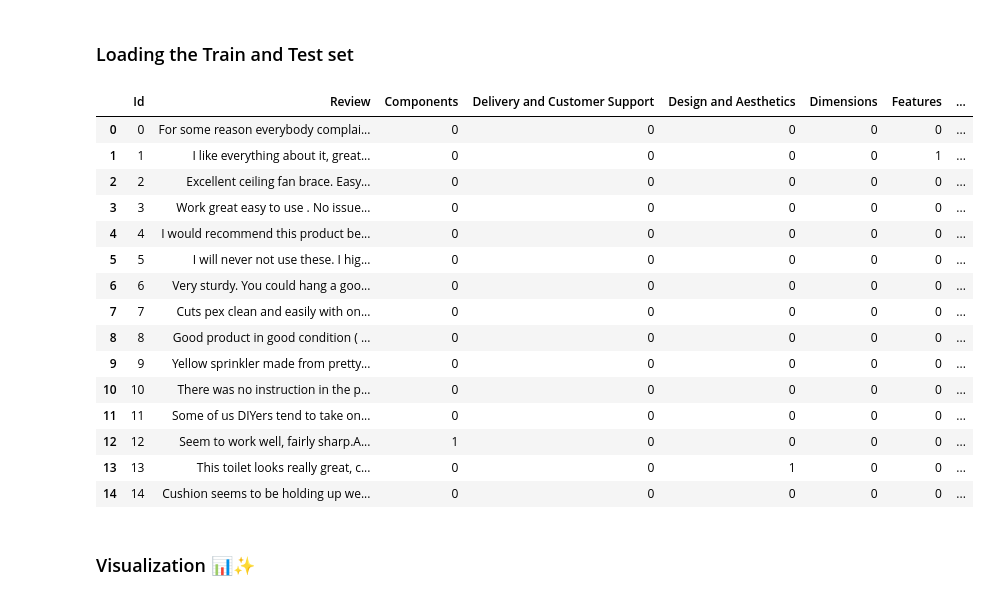
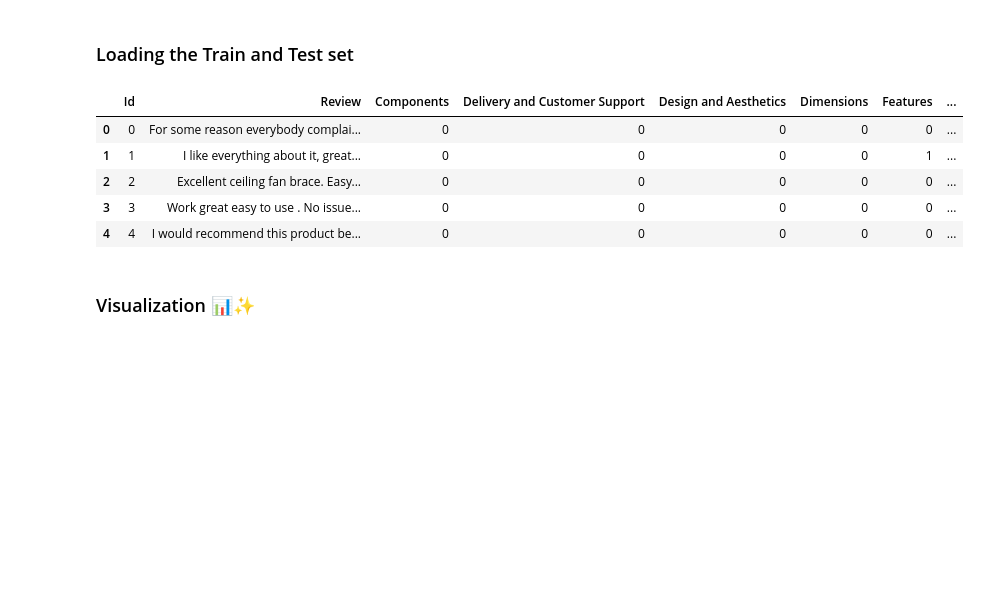
Before and after one commit to aruna09/Review-Topic-Polarity-Classification, a Jupyter notebook: Sentiment_Analysis.ipynb, the cells around one changed output. Saved outputs shown, nothing was run; the diff lists cells and outputs as text; code cells hidden in the pictures; blank space fills up the shorter version.

```diff
--- a/Sentiment_Analysis.ipynb
+++ b/Sentiment_Analysis.ipynb
@@ -37,24 +54,14 @@ submission = pd.read_csv('submission.csv',error_bad_lines=False)
 
 data = train
 # %%
-data.head(15)
+data.head()
 # %% [output]
 |  | Id | Review | Components | Delivery and Customer Support | Design and Aesthetics | Dimensions | Features | ... |
 | 0 | 0 | For some reason everybody complai... | 0 | 0 | 0 | 0 | 0 | ... |
 | 1 | 1 | I like everything about it, great... | 0 | 0 | 0 | 0 | 1 | ... |
 | 2 | 2 | Excellent ceiling fan brace. Easy... | 0 | 0 | 0 | 0 | 0 | ... |
 | 3 | 3 | Work great easy to use . No issue... | 0 | 0 | 0 | 0 | 0 | ... |
 | 4 | 4 | I would recommend this product be... | 0 | 0 | 0 | 0 | 0 | ... |
-| 5 | 5 | I will never not use these. I hig... | 0 | 0 | 0 | 0 | 0 | ... |
-| 6 | 6 | Very sturdy. You could hang a goo... | 0 | 0 | 0 | 0 | 0 | ... |
-| 7 | 7 | Cuts pex clean and easily with on... | 0 | 0 | 0 | 0 | 0 | ... |
-| 8 | 8 | Good product in good condition ( ... | 0 | 0 | 0 | 0 | 0 | ... |
-| 9 | 9 | Yellow sprinkler made from pretty... | 0 | 0 | 0 | 0 | 0 | ... |
-| 10 | 10 | There was no instruction in the p... | 0 | 0 | 0 | 0 | 0 | ... |
-| 11 | 11 | Some of us DIYers tend to take on... | 0 | 0 | 0 | 0 | 0 | ... |
-| 12 | 12 | Seem to work well, fairly sharp.A... | 1 | 0 | 0 | 0 | 0 | ... |
-| 13 | 13 | This toilet looks really great, c... | 0 | 0 | 1 | 0 | 0 | ... |
-| 14 | 14 | Cushion seems to be holding up we... | 0 | 0 | 0 | 0 | 0 | ... |
 # %% [markdown]
 ### Visualization 📊✨
 # %%
```
Also changed, not shown: parts of 42 cells of this notebook.
